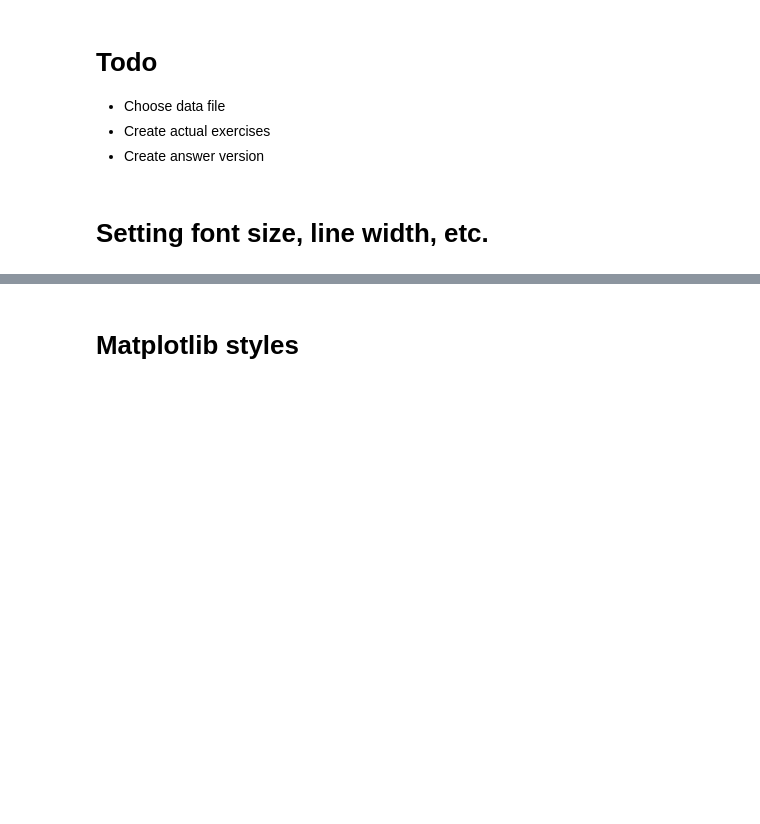
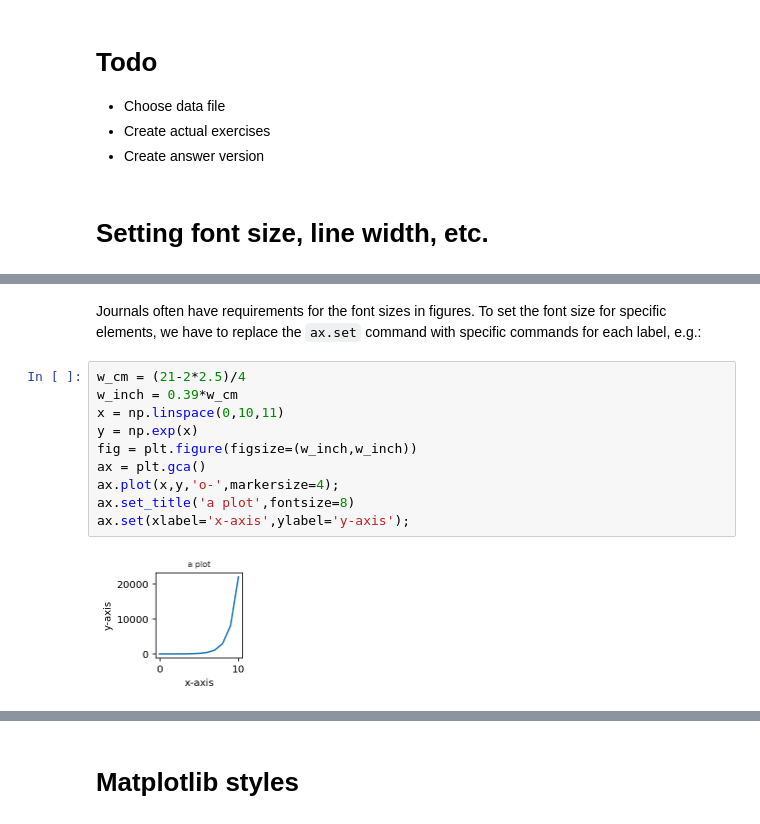
Before and after one commit to lacdr-tox/basic-programming-in-drug-discovery, a Jupyter notebook: python/exercises/4.1 Advanced plotting - aesthetics.ipynb, the cells around one changed output, grey strips where cells are left out. Cells and saved outputs as stored; diff of their text form; blank space fills up the shorter version.

```diff
--- a/python/exercises/4.1 Advanced plotting - aesthetics.ipynb
+++ b/python/exercises/4.1 Advanced plotting - aesthetics.ipynb
@@ -14,0 +57,14 @@ import pandas as pd
+# %% [markdown]
+Journals often have requirements for the font sizes in figures. To set the font size for specific elements, we have to replace the `ax.set` command with specific commands for each label, e.g.:
+# %%
+w_cm = (21-2*2.5)/4
+w_inch = 0.39*w_cm
+x = np.linspace(0,10,11)
+y = np.exp(x)
+fig = plt.figure(figsize=(w_inch,w_inch))
+ax = plt.gca()
+ax.plot(x,y,'o-',markersize=4);
+ax.set_title('a plot',fontsize=8)
+ax.set(xlabel='x-axis',ylabel='y-axis');
+# %% [output]
+[figure, added]
```
Also changed, not shown: parts of 32 cells of this notebook.
